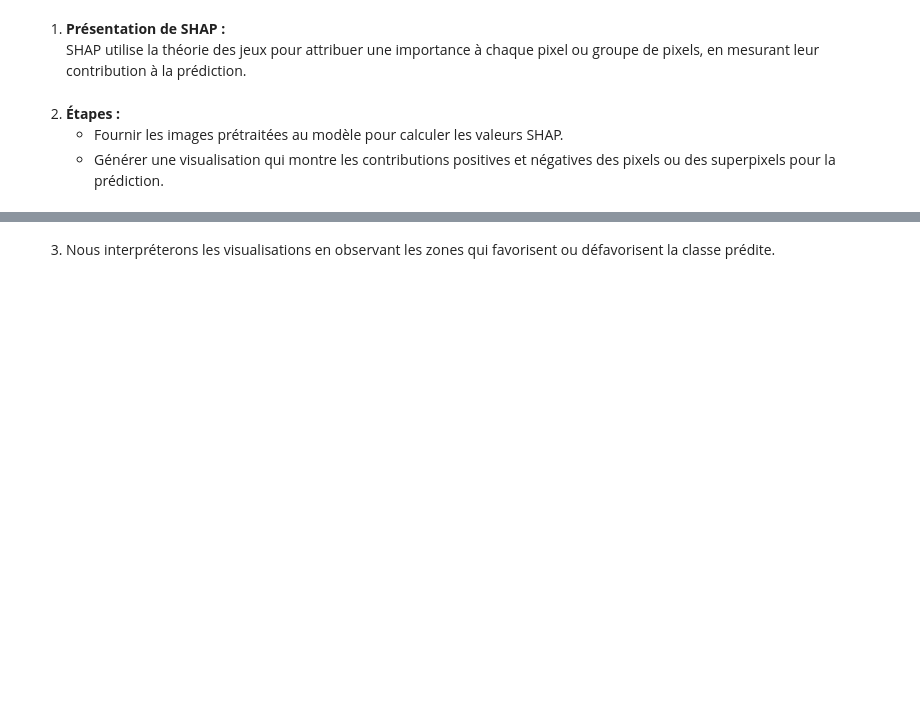
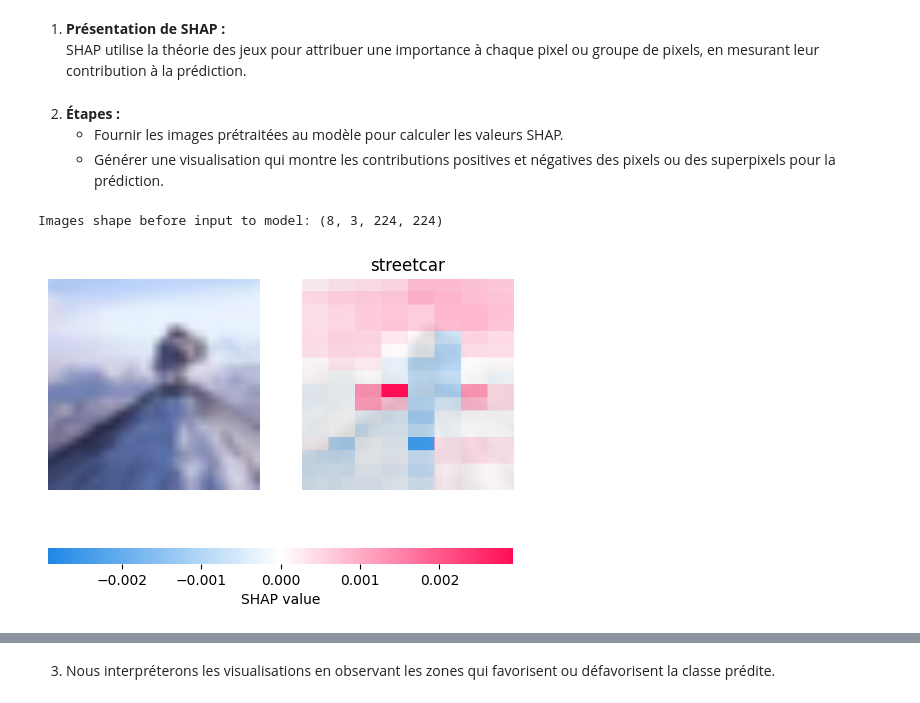
Before and after one commit to floflokie/SSL, a Jupyter notebook: TP_Explicabilité.ipynb, the cells around one changed output, grey strips where cells are left out. Cells and saved outputs as stored; diff of their text form; code cells hidden in the pictures; blank space fills up the shorter version.

```diff
--- a/TP_Explicabilité.ipynb
+++ b/TP_Explicabilité.ipynb
@@ -253,0 +254,23 @@ shap.image_plot(shap_values, np.transpose(images_np, (0, 3, 1, 2)))
+# %%
+masker = shap.maskers.Image("inpaint_telea", shape=(224, 224, 3))
+def model_predict(x):
+    # Assuming the model expects inputs in torch.Tensor format
+    with torch.no_grad():  # Disable gradient tracking for inference
+        inputs = torch.tensor(x.transpose(0, 3, 1, 2), dtype=torch.float32).to(device)
+        return model(inputs).detach().numpy()
+
+e = shap.Explainer(model_predict, masker, output_names=classes)
+
+images_np = images.cpu().numpy()
+
+images_np = (images_np - images_np.min()) / (images_np.max() - images_np.min())
+images_np = (images_np * 255).astype(np.uint8)
+print(f"Images shape before input to model: {images_np.shape}")  # (N, C, H, W)
+# %% [output]
+Images shape before input to model: (8, 3, 224, 224)
+# %%
+
+shap_values = e(images_np[:1].transpose(0, 2, 3, 1), max_evals=500, batch_size=50, outputs=shap.Explanation.argsort.flip[:1])
+shap.image_plot(shap_values)
+# %% [output]
+[figure, added]
```
Also changed, not shown: parts of 7 cells of this notebook.
